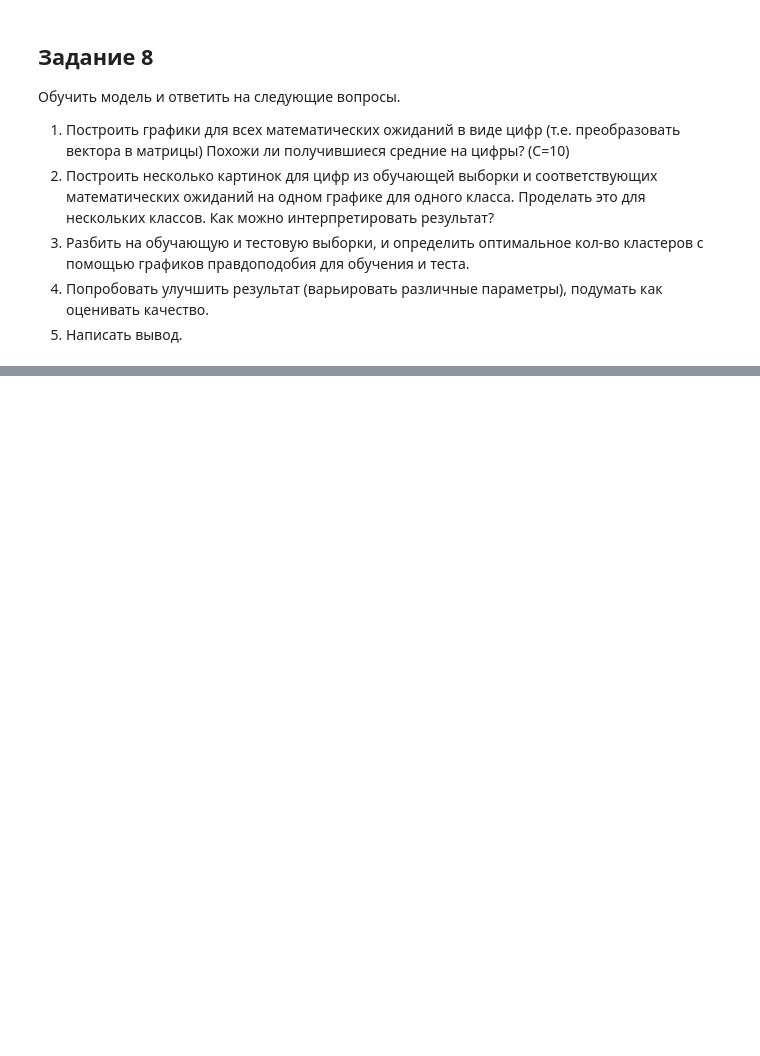
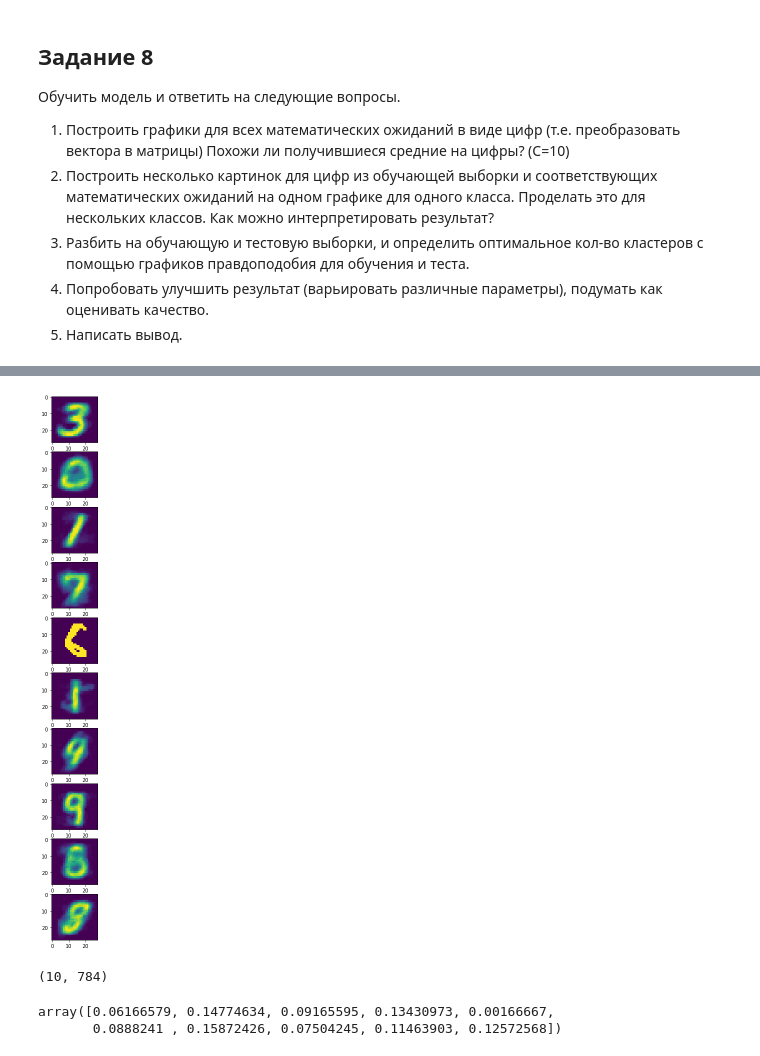
Before and after one commit to JacKira/BayesMethods, a Jupyter notebook: Lab/lab_descr.ipynb, the cells around one changed output, grey strips where cells are left out. Saved outputs shown, nothing was run; the diff lists cells and outputs as text; code cells hidden in the pictures; blank space fills up the shorter version.

```diff
--- a/Lab/lab_descr.ipynb
+++ b/Lab/lab_descr.ipynb
@@ -272,6 +288,7 @@ def train_EM(X, C=10, rtol=1e-3, max_iter=10, restarts=10):
     '''
     N = X.shape[0] # number of objects
     d = X.shape[1] # dimension of each object
+    print(N, '\n', d)
     best_loss = None
     best_pi = None
     best_mu = None
@@ -287,13 +304,17 @@ def train_EM(X, C=10, rtol=1e-3, max_iter=10, restarts=10):
         curr_rel_loss = None
         pic = np.abs(np.random.normal(size=C))
         pi0 = pic / pic.sum()
-        mu0 = rand_mu(X, C, N)
+        mu0 = rand_mu(X, C, d)
         loss = None
         for i in range(max_iter):
             pi, mu = pi0, mu0
+            print('\nRun E - step')
             gamma = E_step(X, pi, mu)
+            print('Run M - step')
             pi, mu  = M_step(X, gamma)
+            print('Define Loss')
             loss = compute_vlb(X, pi, mu, gamma)
+            print(f'Loss {loss:.2f}\n')
             losses.append(loss)
             pi0 = pi
             mu0 = mu
@@ -378,0 +375,2 @@ plt.imshow(X_train[0])
+# %%
+losses, pi, mu = train_EM(X_train_var.reshape(-1, 28*28), restarts= 2)
@@ -378,0 +395,15 @@ plt.imshow(X_train[0])
+# %%
+fig, ax = plt.subplots(len(mu), 1, figsize = (len(mu) * 20, 20))
+for i, v in enumerate(mu):
+    ax[i].imshow(v.reshape(28, 28))
+# %% [output]
+[figure, added]
+# %%
+mu.shape
+# %% [output]
+(10, 784)
+# %%
+pi
+# %% [output]
+array([0.06166579, 0.14774634, 0.09165595, 0.13430973, 0.00166667,
+       0.0888241 , 0.15872426, 0.07504245, 0.11463903, 0.12572568])
```
Also changed, not shown: parts of 17 cells of this notebook, 1 other file.
